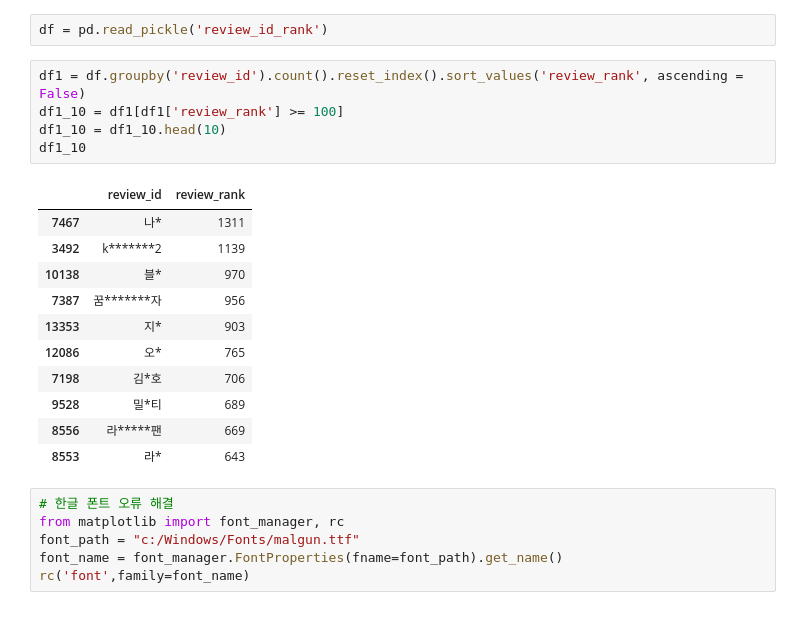
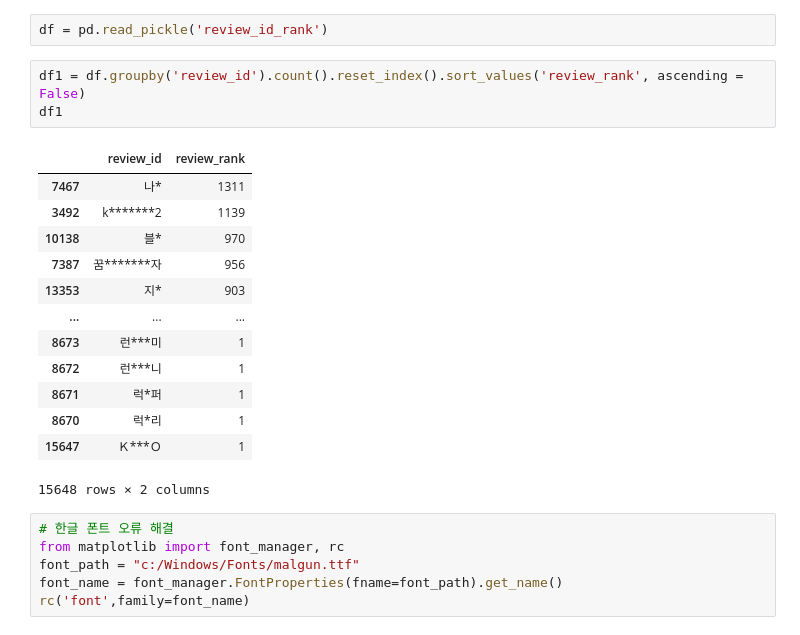
Before and after one commit to Hongbi-Kim/Project_book_recommendation, a Jupyter notebook: user_협업필터링.ipynb, the cells around one changed output. Drawn from its saved outputs; the diff is of its cells as text.

```diff
--- a/user_협업필터링.ipynb
+++ b/user_협업필터링.ipynb
@@ -116,21 +102,21 @@ for i in range(len(re)):
 df = pd.read_pickle('review_id_rank')
 # %%
 df1 = df.groupby('review_id').count().reset_index().sort_values('review_rank', ascending = False)
-df1_10 = df1[df1['review_rank'] >= 100]
-df1_10 = df1_10.head(10)
-df1_10
+df1
 # %% [output]
 |  | review_id | review_rank |
 | 7467 | 나* | 1311 |
 | 3492 | k*******2 | 1139 |
 | 10138 | 블* | 970 |
 | 7387 | 꿈*******자 | 956 |
 | 13353 | 지* | 903 |
-| 12086 | 오* | 765 |
-| 7198 | 김*호 | 706 |
-| 9528 | 밀*티 | 689 |
-| 8556 | 라*****팬 | 669 |
-| 8553 | 라* | 643 |
+| ... | ... | ... |
+| 8673 | 런***미 | 1 |
+| 8672 | 런***니 | 1 |
+| 8671 | 럭*퍼 | 1 |
+| 8670 | 럭*리 | 1 |
+| 15647 | Ｋ***Ｏ | 1 |
+15648 rows × 2 columns
 # %%
 # 한글 폰트 오류 해결
 from matplotlib import font_manager, rc
```
Also changed, not shown: parts of 1 cell of this notebook, 3 other files.
